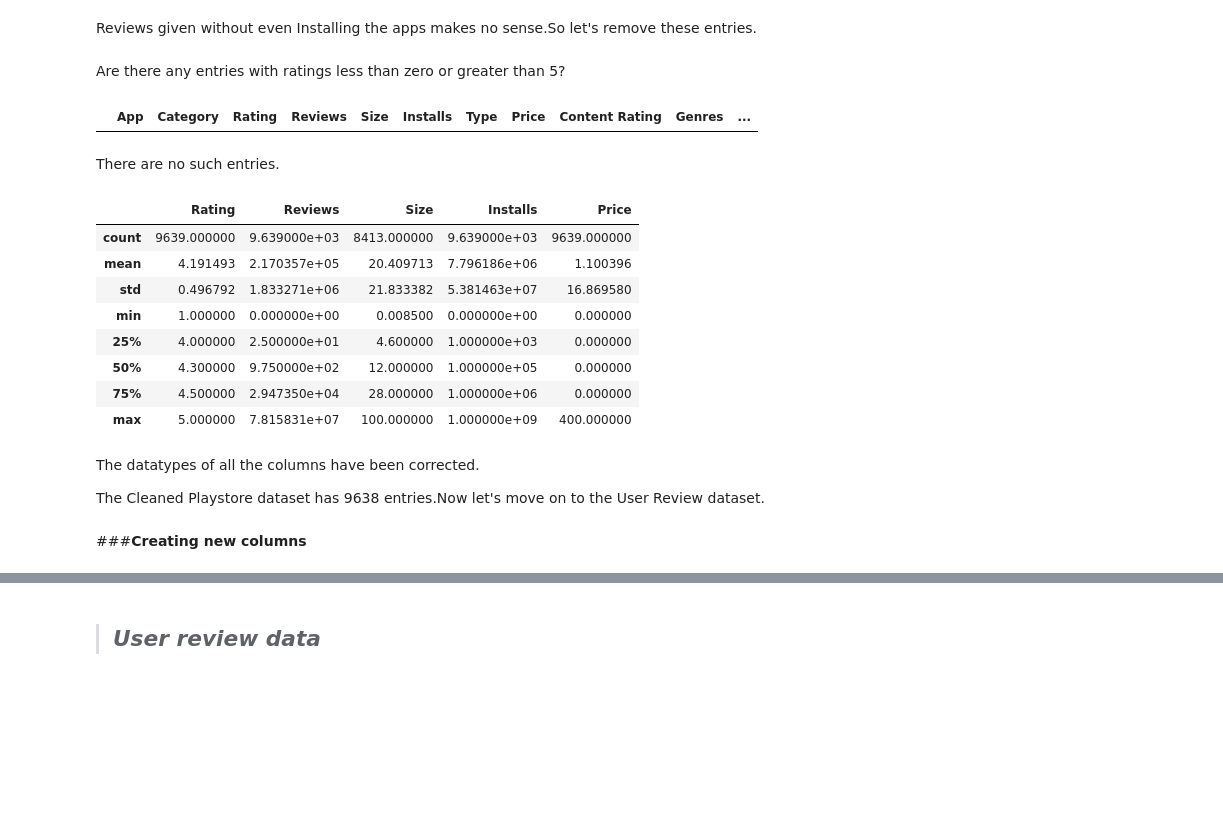
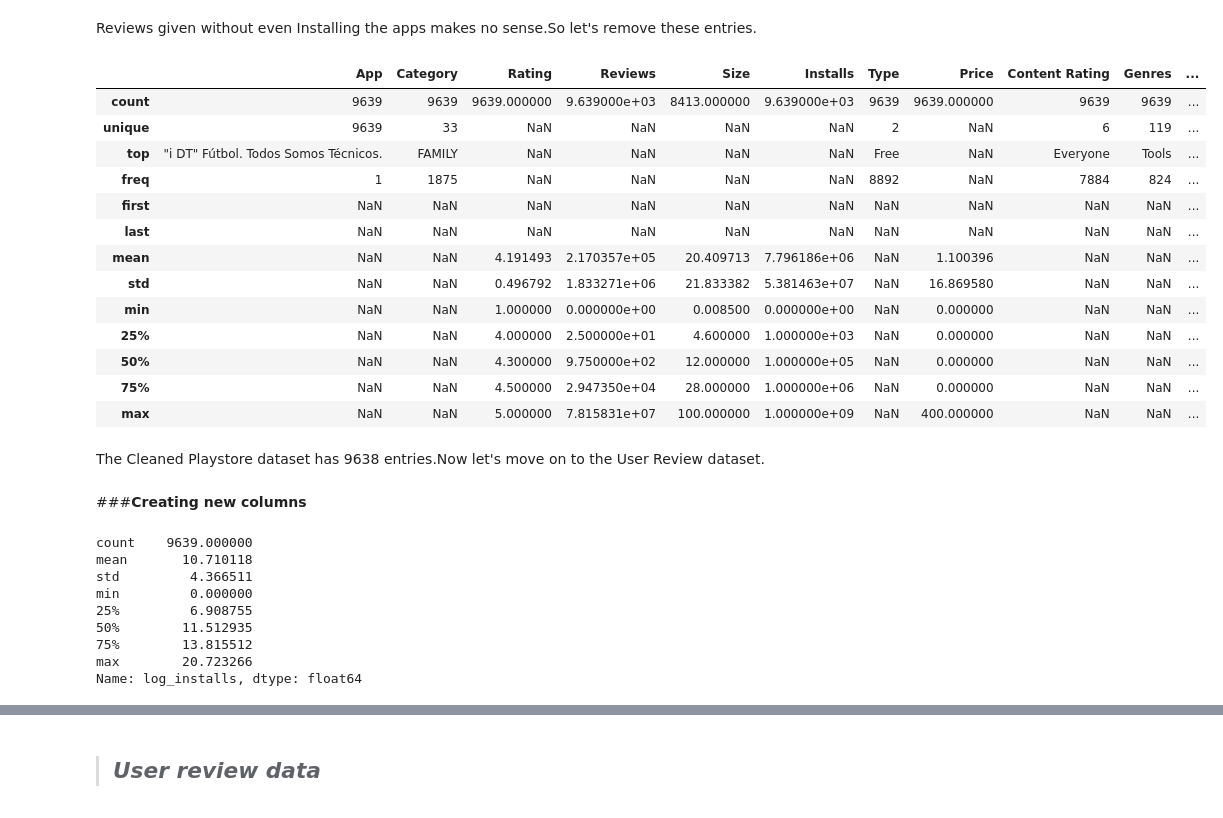
Before and after one commit to RadhikaRM/Playstore-Data-Analysis, a Jupyter notebook: PlayStore_EDA.ipynb, the cells around one changed output, grey strips where cells are left out. Saved outputs shown, nothing was run; the diff lists cells and outputs as text; code cells hidden in the pictures; blank space fills up the shorter version.

```diff
--- a/PlayStore_EDA.ipynb
+++ b/PlayStore_EDA.ipynb
@@ -389,29 +389,26 @@ PS_df[PS_df['Reviews']>PS_df['Installs']]
 Reviews given without even Installing the apps makes no sense.So let's remove these entries.
 # %%
 PS_df.drop(PS_df[PS_df['Reviews']>PS_df['Installs']].index , inplace=True)
-# %% [markdown]
-Are there any entries with ratings less than zero or greater than 5?
-# %%
-PS_df[(PS_df['Rating']>5) | (PS_df['Rating']<0)]
-# %% [output]
-|  | App | Category | Rating | Reviews | Size | Installs | Type | Price | Content Rating | Genres | ... |
-# %% [markdown]
-There are no such  entries.
 # %%
 #Statistical summary of numerical columns
-PS_df.describe()
+PS_df.describe(include='all')
 # %% [output]
-|  | Rating | Reviews | Size | Installs | Price |
-| count | 9639.000000 | 9.639000e+03 | 8413.000000 | 9.639000e+03 | 9639.000000 |
-| mean | 4.191493 | 2.170357e+05 | 20.409713 | 7.796186e+06 | 1.100396 |
-| std | 0.496792 | 1.833271e+06 | 21.833382 | 5.381463e+07 | 16.869580 |
-| min | 1.000000 | 0.000000e+00 | 0.008500 | 0.000000e+00 | 0.000000 |
-| 25% | 4.000000 | 2.500000e+01 | 4.600000 | 1.000000e+03 | 0.000000 |
-| 50% | 4.300000 | 9.750000e+02 | 12.000000 | 1.000000e+05 | 0.000000 |
-| 75% | 4.500000 | 2.947350e+04 | 28.000000 | 1.000000e+06 | 0.000000 |
-| max | 5.000000 | 7.815831e+07 | 100.000000 | 1.000000e+09 | 400.000000 |
+|  | App | Category | Rating | Reviews | Size | Installs | Type | Price | Content Rating | Genres | ... |
+| count | 9639 | 9639 | 9639.000000 | 9.639000e+03 | 8413.000000 | 9.639000e+03 | 9639 | 9639.000000 | 9639 | 9639 | ... |
+| unique | 9639 | 33 | NaN | NaN | NaN | NaN | 2 | NaN | 6 | 119 | ... |
+| top | "i DT" Fútbol. Todos Somos Técnicos. | FAMILY | NaN | NaN | NaN | NaN | Free | NaN | Everyone | Tools | ... |
+| freq | 1 | 1875 | NaN | NaN | NaN | NaN | 8892 | NaN | 7884 | 824 | ... |
+| first | NaN | NaN | NaN | NaN | NaN | NaN | NaN | NaN | NaN | NaN | ... |
+| last | NaN | NaN | NaN | NaN | NaN | NaN | NaN | NaN | NaN | NaN | ... |
+| mean | NaN | NaN | 4.191493 | 2.170357e+05 | 20.409713 | 7.796186e+06 | NaN | 1.100396 | NaN | NaN | ... |
+| std | NaN | NaN | 0.496792 | 1.833271e+06 | 21.833382 | 5.381463e+07 | NaN | 16.869580 | NaN | NaN | ... |
+| min | NaN | NaN | 1.000000 | 0.000000e+00 | 0.008500 | 0.000000e+00 | NaN | 0.000000 | NaN | NaN | ... |
+| 25% | NaN | NaN | 4.000000 | 2.500000e+01 | 4.600000 | 1.000000e+03 | NaN | 0.000000 | NaN | NaN | ... |
+| 50% | NaN | NaN | 4.300000 | 9.750000e+02 | 12.000000 | 1.000000e+05 | NaN | 0.000000 | NaN | NaN | ... |
+| 75% | NaN | NaN | 4.500000 | 2.947350e+04 | 28.000000 | 1.000000e+06 | NaN | 0.000000 | NaN | NaN | ... |
+| max | NaN | NaN | 5.000000 | 7.815831e+07 | 100.000000 | 1.000000e+09 | NaN | 400.000000 | NaN | NaN | ... |
 # %% [markdown]
-The datatypes of all the columns have been corrected.
+
 
 The Cleaned Playstore dataset has 9638 entries.Now let's move on to the User Review dataset.
 # %% [markdown]
@@ -444,3 +441,17 @@ PS_df['Size_group']=PS_df['Size'].apply(lambda x:size_group(x))
 #Extracting year and month from 'Last Updated' column
 PS_df['Last_update_year']=PS_df['Last Updated'].apply(lambda x :x.year)
 PS_df['Last_update_month']=PS_df['Last Updated'].apply(lambda x :x.month)
+# %%
+#Log transformed Installs
+PS_df['log_installs']=PS_df['Installs'].transform(lambda x: np.log1p(x))
+PS_df['log_installs'].describe()
+# %% [output]
+count    9639.000000
+mean       10.710118
+std         4.366511
+min         0.000000
+25%         6.908755
+50%        11.512935
+75%        13.815512
+max        20.723266
+Name: log_installs, dtype: float64
```
Also changed, not shown: parts of 35 cells of this notebook.
